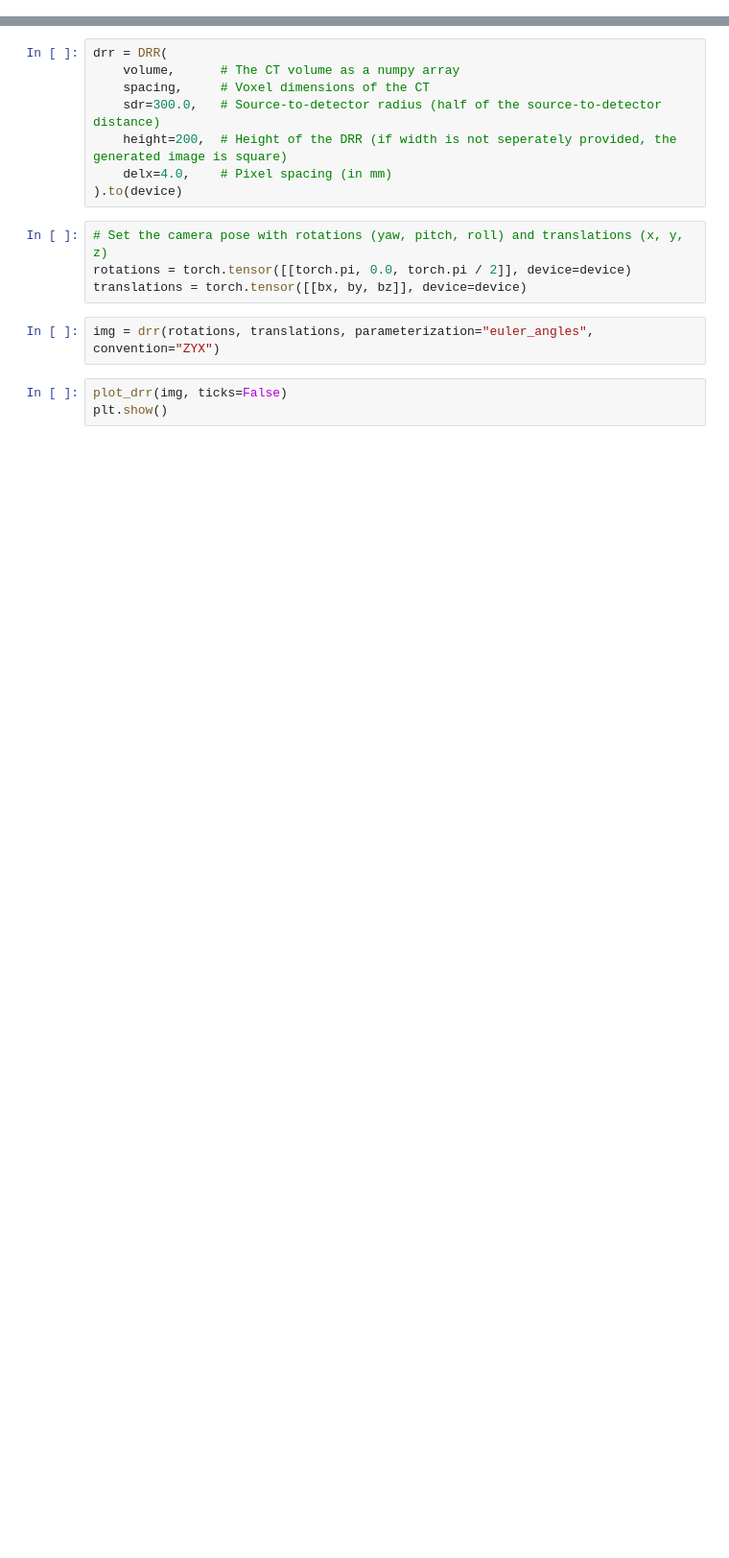
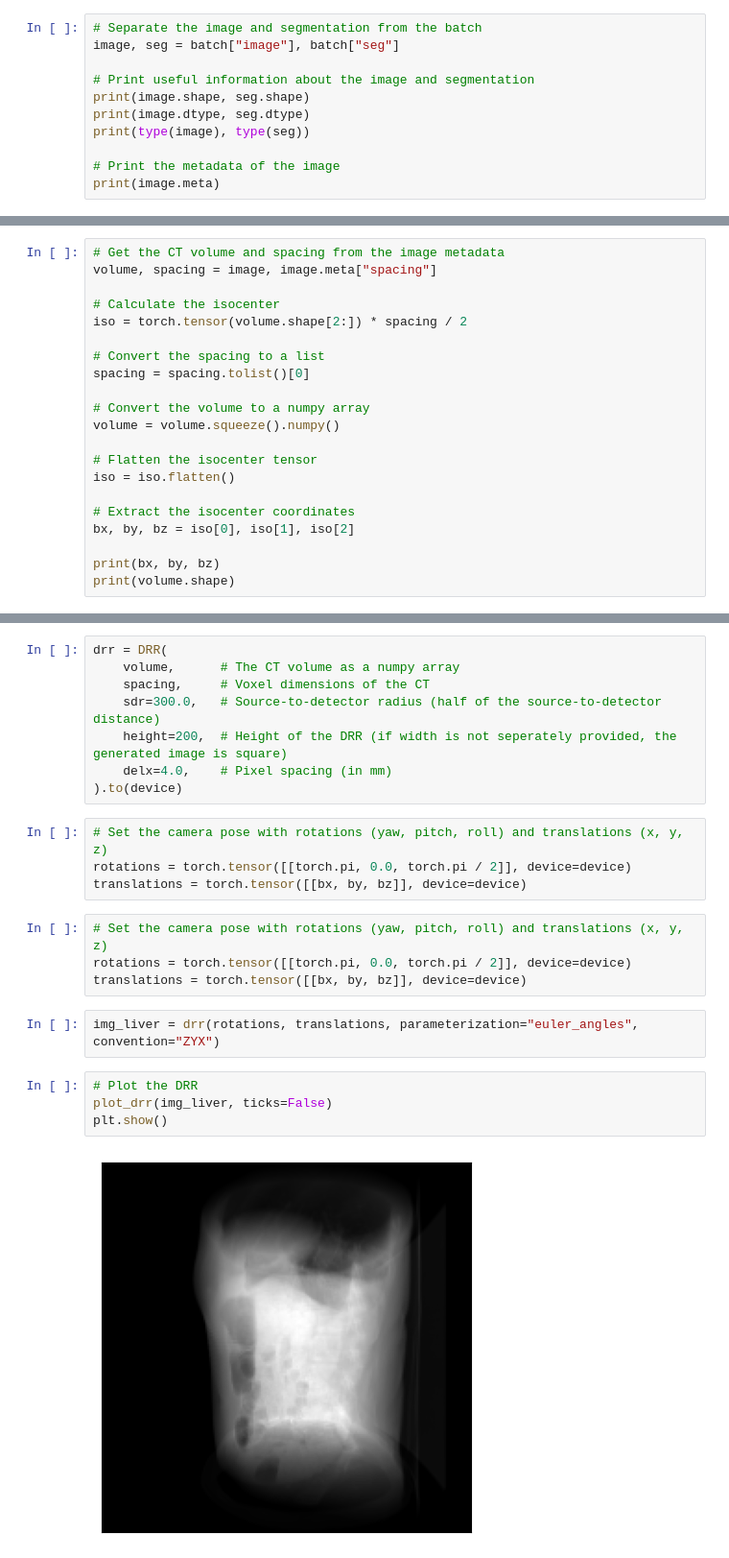
Before and after one commit to LucianoDeben/5ARIP10-ITP-T3G3, a Jupyter notebook: notebooks/drr.ipynb, the cells around one changed output, grey strips where cells are left out. Shown at 96% size. Drawn from its saved outputs; the diff is of its cells as text; blank space fills up the shorter version.

Commit message:
Add working example of Liver CT volumes

```diff
--- a/notebooks/drr.ipynb
+++ b/notebooks/drr.ipynb
@@ -28,0 +136,11 @@ cuda
+# %%
+# Separate the image and segmentation from the batch
+image, seg = batch["image"], batch["seg"]
+
+# Print useful information about the image and segmentation
+print(image.shape, seg.shape)
+print(image.dtype, seg.dtype)
+print(type(image), type(seg))
+
+# Print the metadata of the image
+print(image.meta)
@@ -28,0 +158,21 @@ cuda
+# %%
+# Get the CT volume and spacing from the image metadata
+volume, spacing = image, image.meta["spacing"]
+
+# Calculate the isocenter
+iso = torch.tensor(volume.shape[2:]) * spacing / 2
+
+# Convert the spacing to a list
+spacing = spacing.tolist()[0]
+
+# Convert the volume to a numpy array
+volume = volume.squeeze().numpy()
+
+# Flatten the isocenter tensor
+iso = iso.flatten()
+
+# Extract the isocenter coordinates
+bx, by, bz = iso[0], iso[1], iso[2]
+
+print(bx, by, bz)
+print(volume.shape)
@@ -38,8 +191,15 @@ drr = DRR(
 # Set the camera pose with rotations (yaw, pitch, roll) and translations (x, y, z)
 rotations = torch.tensor([[torch.pi, 0.0, torch.pi / 2]], device=device)
 translations = torch.tensor([[bx, by, bz]], device=device)
+# %%
+# Set the camera pose with rotations (yaw, pitch, roll) and translations (x, y, z)
+rotations = torch.tensor([[torch.pi, 0.0, torch.pi / 2]], device=device)
+translations = torch.tensor([[bx, by, bz]], device=device)
 # %%
-img = drr(rotations, translations, parameterization="euler_angles", convention="ZYX")
+img_liver = drr(rotations, translations, parameterization="euler_angles", convention="ZYX")
 # %%
-plot_drr(img, ticks=False)
+# Plot the DRR
+plot_drr(img_liver, ticks=False)
 plt.show()
+# %% [output]
+[figure, added]
```
Also changed, not shown: parts of 10 cells of this notebook, 2 other files.
